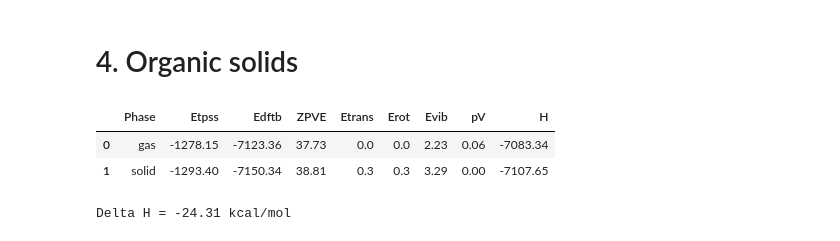
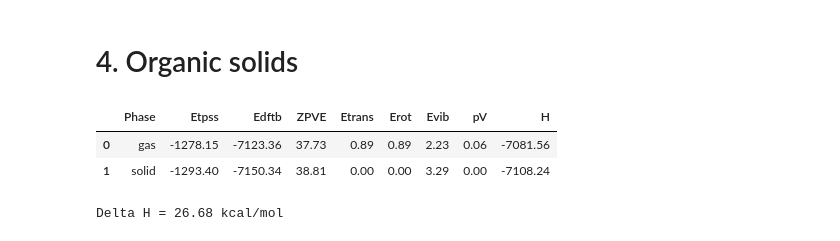
Before and after one commit to tomfroembgen/WP12, a Jupyter notebook: 2_grimme/wp12_2.ipynb, the cells around one changed output. Saved outputs shown, nothing was run; the diff lists cells and outputs as text; code cells hidden in the pictures.

```diff
--- a/2_grimme/wp12_2.ipynb
+++ b/2_grimme/wp12_2.ipynb
@@ -775,7 +775,7 @@ def main():
     test = [gas, solid]
     mol_phase = [1, 2]
     supercell = [1, 27]
-    trans = [0.0, 0.296235]
+    trans = [0.296235*3, 0.0]
     names = ["gas", "solid"]
     for i, element in enumerate(test):
         with open(element[0]) as f:
@@ -789,34 +789,34 @@ def main():
         with open(element[1]) as f:
             for line in f:
                 if line.startswith(" E0            :"):
                     ZPVE = float(line.split()[2]) / mol_phase[i] / supercell[i] * eh2kcal
         with open(element[1]) as f:
             for line in f:
                 if line.startswith(" ET            :"):
                     Evib = float(line.split()[2]) / mol_phase[i] / supercell[i] * eh2kcal
         with open(element[1]) as f:
             for line in f:
                 if line.startswith(" PV            :"):
                     pV = float(line.split()[2]) / mol_phase[i] / supercell[i] * eh2kcal
         Etrans = trans[i]
         Erot = trans[i]
         H = Edftb + ZPVE + Etrans + Erot + Evib + pV
 
         data.append([names[i], Etpss, Edftb, ZPVE, Etrans, Erot, Evib, pV, H])
 
     cols = ["Phase", "Etpss", "Edftb", "ZPVE", "Etrans", "Erot", "Evib", "pV", "H"]
     df = pd.DataFrame(columns=cols, data=data)
     #df = df.sort_values(by="level")
     #print(df.to_string(index=False))
 
     # save to csv
     save_loc = os.path.join(os.path.realpath("."), "ex4/energies.csv")
     df.to_csv(save_loc, index=False)
     display(df.round(2))
-    print("Delta H =", (df["H"][1]-df["H"][0]).round(2), "kcal/mol")
+    print("Delta H =", (df["H"][0]-df["H"][1]).round(2), "kcal/mol")
 main()
 # %% [output]
 |  | Phase | Etpss | Edftb | ZPVE | Etrans | Erot | Evib | pV | H |
-| 0 | gas | -1278.15 | -7123.36 | 37.73 | 0.0 | 0.0 | 2.23 | 0.06 | -7083.34 |
-| 1 | solid | -1293.40 | -7150.34 | 38.81 | 0.3 | 0.3 | 3.29 | 0.00 | -7107.65 |
+| 0 | gas | -1278.15 | -7123.36 | 37.73 | 0.89 | 0.89 | 2.23 | 0.06 | -7081.56 |
+| 1 | solid | -1293.40 | -7150.34 | 38.81 | 0.00 | 0.00 | 3.29 | 0.00 | -7108.24 |
-Delta H = -24.31 kcal/mol
+Delta H = 26.68 kcal/mol
```
Also changed, not shown: parts of 1 cell of this notebook, 4 other files.
